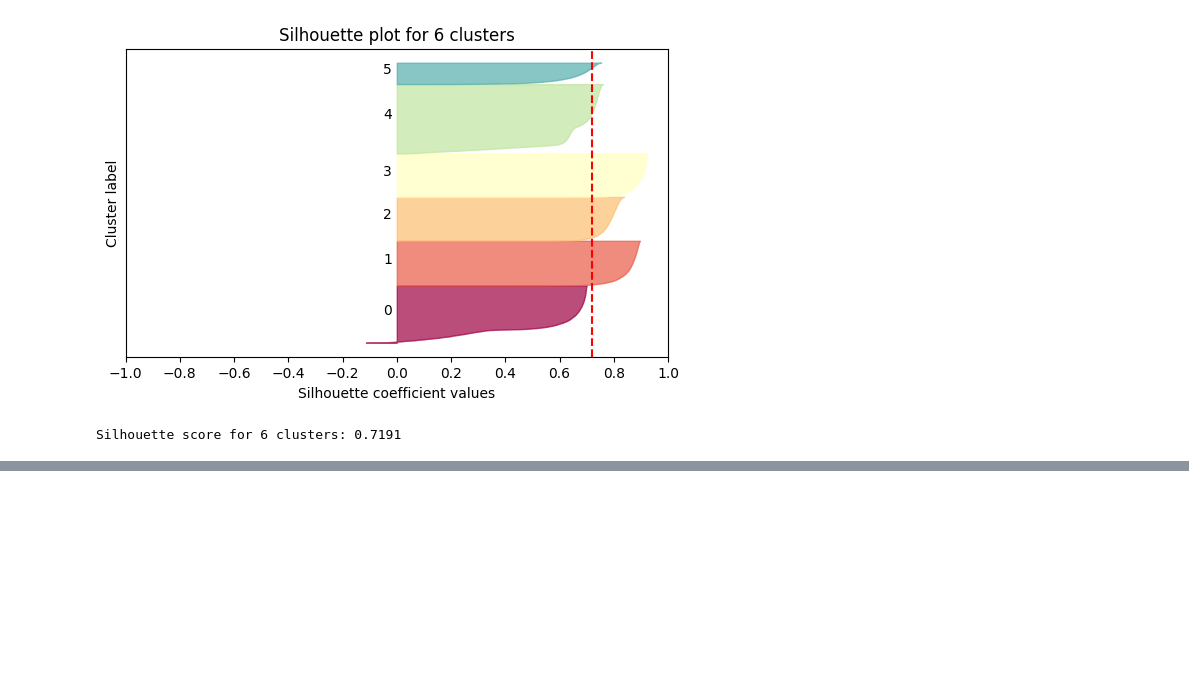
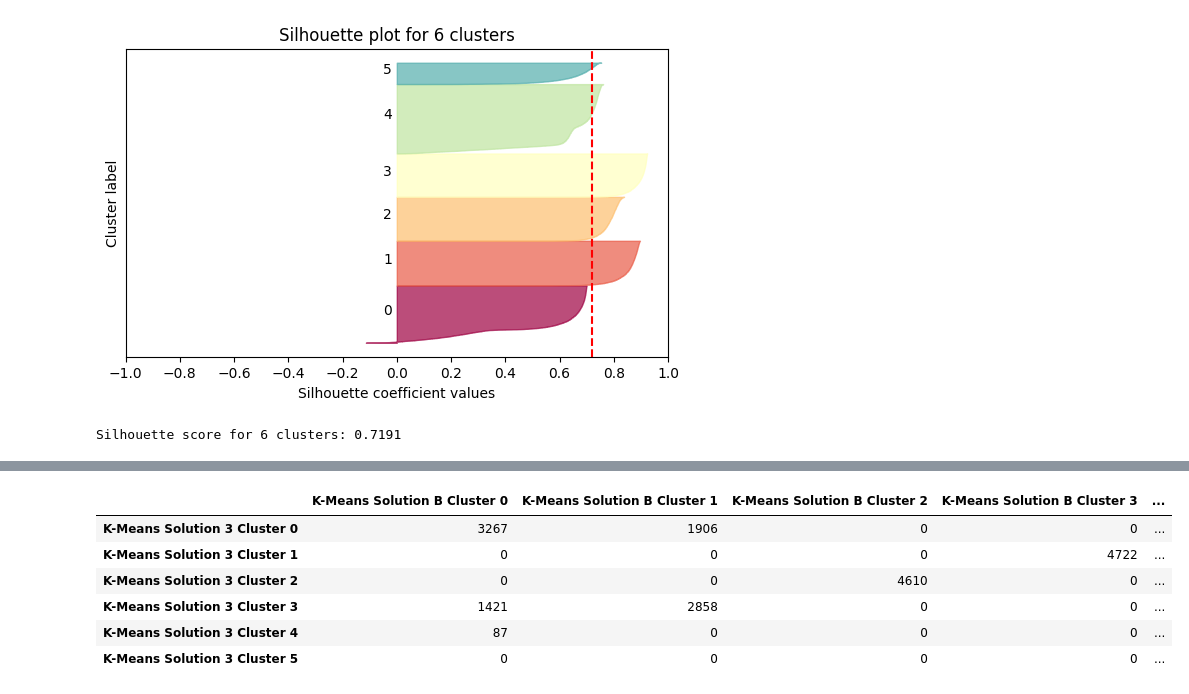
Before and after one commit to shaulleo/ProjetoML, a Jupyter notebook: test k means new sol.ipynb, the cells around one changed output, grey strips where cells are left out. Saved outputs shown, nothing was run; the diff lists cells and outputs as text; code cells hidden in the pictures; blank space fills up the shorter version.

```diff
--- a/test k means new sol.ipynb
+++ b/test k means new sol.ipynb
@@ -222,0 +271,14 @@ Silhouette score for 6 clusters: 0.7191
+# %%
+pd.DataFrame(
+    confusion_matrix(antigos_clusters.cluster_kmeans3, individuals.cluster_kmeans_spends),
+    index = ['K-Means Solution 3 Cluster {}'.format(i) for i in np.arange(0,6)],
+    columns = ['K-Means Solution B Cluster {}'.format(i) for i in np.arange(0,6)],
+)
+# %% [output]
+|  | K-Means Solution B Cluster 0 | K-Means Solution B Cluster 1 | K-Means Solution B Cluster 2 | K-Means Solution B Cluster 3 | ... |
+| K-Means Solution 3 Cluster 0 | 3267 | 1906 | 0 | 0 | ... |
+| K-Means Solution 3 Cluster 1 | 0 | 0 | 0 | 4722 | ... |
+| K-Means Solution 3 Cluster 2 | 0 | 0 | 4610 | 0 | ... |
+| K-Means Solution 3 Cluster 3 | 1421 | 2858 | 0 | 0 | ... |
+| K-Means Solution 3 Cluster 4 | 87 | 0 | 0 | 0 | ... |
+| K-Means Solution 3 Cluster 5 | 0 | 0 | 0 | 0 | ... |
```
Also changed, not shown: parts of 25 cells of this notebook.
